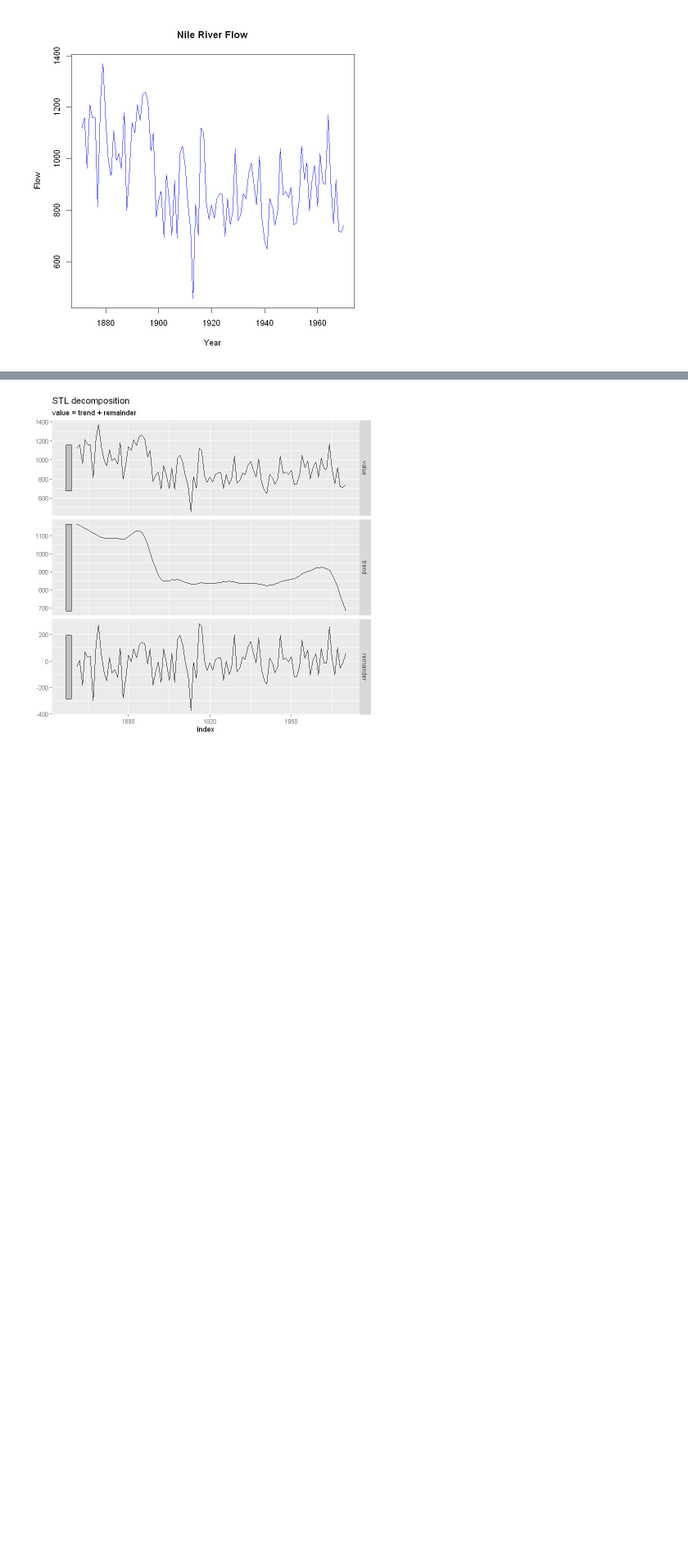
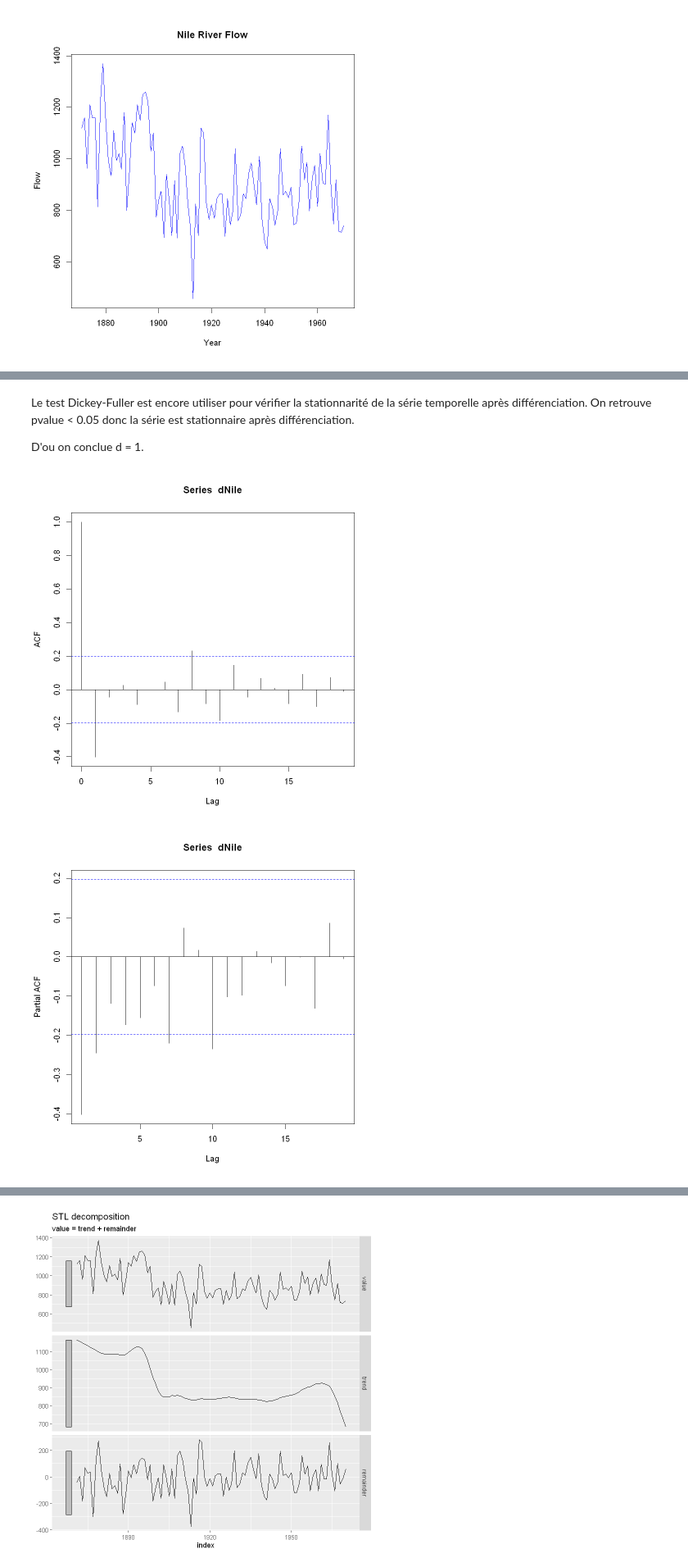
Before and after one commit to moh8dhia/nile-time-series, a Jupyter notebook: nile.ipynb, the cells around one changed output, grey strips where cells are left out. Shown at 82% size. Drawn from its saved outputs; the diff is of its cells as text; code cells hidden in the pictures; blank space fills up the shorter version.

```diff
--- a/nile.ipynb
+++ b/nile.ipynb
@@ -116,3 +130,14 @@ plot(Nile,
+# %% [markdown]
+Le test Dickey-Fuller est encore utiliser pour vérifier la stationnarité de la série temporelle après différenciation.
+On retrouve pvalue < 0.05 donc la série est stationnaire après différenciation.
+
+D'ou on conclue d = 1.
+# %%
+acf(dNile)
+pacf(dNile)
+# %% [output]
+[figure, added]
+[figure, added]
 # %%
 install.packages("feasts")
 install.packages("tsibble")
```
Also changed, not shown: parts of 22 cells of this notebook.
